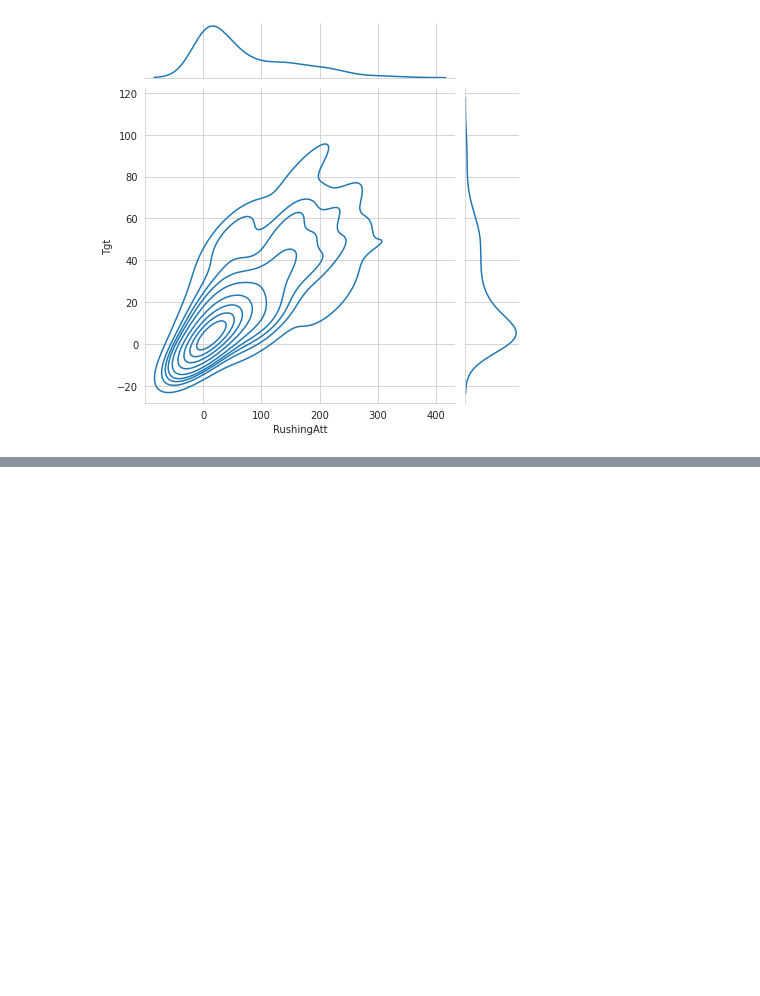
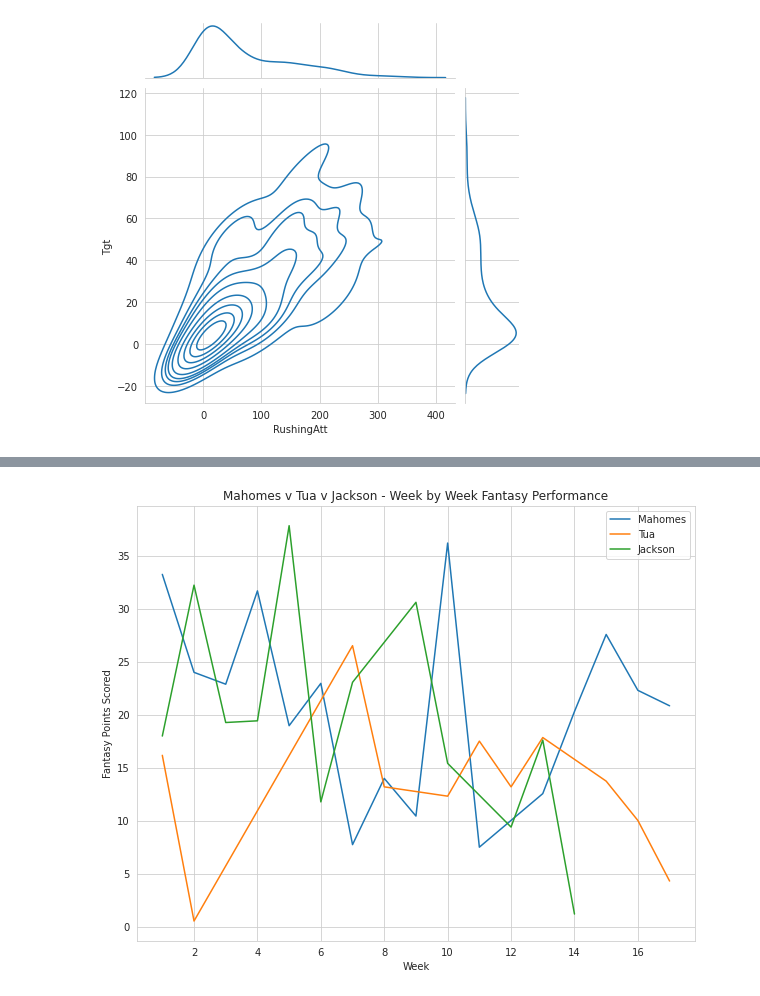
Before and after one commit to oldgreg07/Journey-to-the-Center-of-Python, a Jupyter notebook: Data_Visualization.ipynb, the cells around one changed output, grey strips where cells are left out. Drawn from its saved outputs; the diff is of its cells as text; code cells hidden in the pictures; blank space fills up the shorter version.

```diff
--- a/Data_Visualization.ipynb
+++ b/Data_Visualization.ipynb
@@ -181,0 +186,16 @@ sns.pairplot(rb_df_copy);
+# %%
+final_df = pd.DataFrame()
+
+WEEKLY_BASE_URL = 'https://raw.githubusercontent.com/fantasydatapros/LearnPythonWithFantasyFootball/master/2022/07-Data%20Visualizations/01-Weekly%20Fantasy%20Stats%20-%202021/{week}.csv'
+
+for week in range (1, 18):
+  df = pd.read_csv(
+      WEEKLY_BASE_URL.format(year=year, week=week)
+  )
+
+  df['Week'] = week
+
+  final_df = pd.concat([final_df, df])
+
+print(final_df.shape)
+final_df.head()
@@ -181,0 +210,6 @@ sns.pairplot(rb_df_copy);
+# %%
+jackson = final_df.loc[final_df['Player'] == 'Lamar Jackson']
+mahomes = final_df.loc[final_df['Player'] == 'Patrick Mahomes']
+tua = final_df.loc[final_df['Player'] == 'Tua Tagovailoa']
+
+tua
@@ -181,0 +230,15 @@ sns.pairplot(rb_df_copy);
+# %%
+sns.set_style('whitegrid')
+plt.figure(figsize=(10, 8))
+plt.plot(mahomes['Week'], mahomes['PPRFantasyPoints'])
+plt.plot(tua['Week'], tua['PPRFantasyPoints'])
+plt.plot(jackson['Week'], jackson['PPRFantasyPoints'])
+plt.legend(['Mahomes', 'Tua', 'Jackson'])
+plt.xlabel('Week')
+plt.ylabel('Fantasy Points Scored')
+plt.title('Mahomes v Tua v Jackson - Week by Week Fantasy Performance');
+
+#Had to tinker with the code here a bit as the first iteration only showed a straight line for each player. No error was present in the code,
+#so this seemed to be an issue with the source csv. Replaced the listed week in the source csv with {week} and the chart appeared as intially expected.
+# %% [output]
+[figure, added]
```
Also changed, not shown: parts of 13 cells of this notebook.
